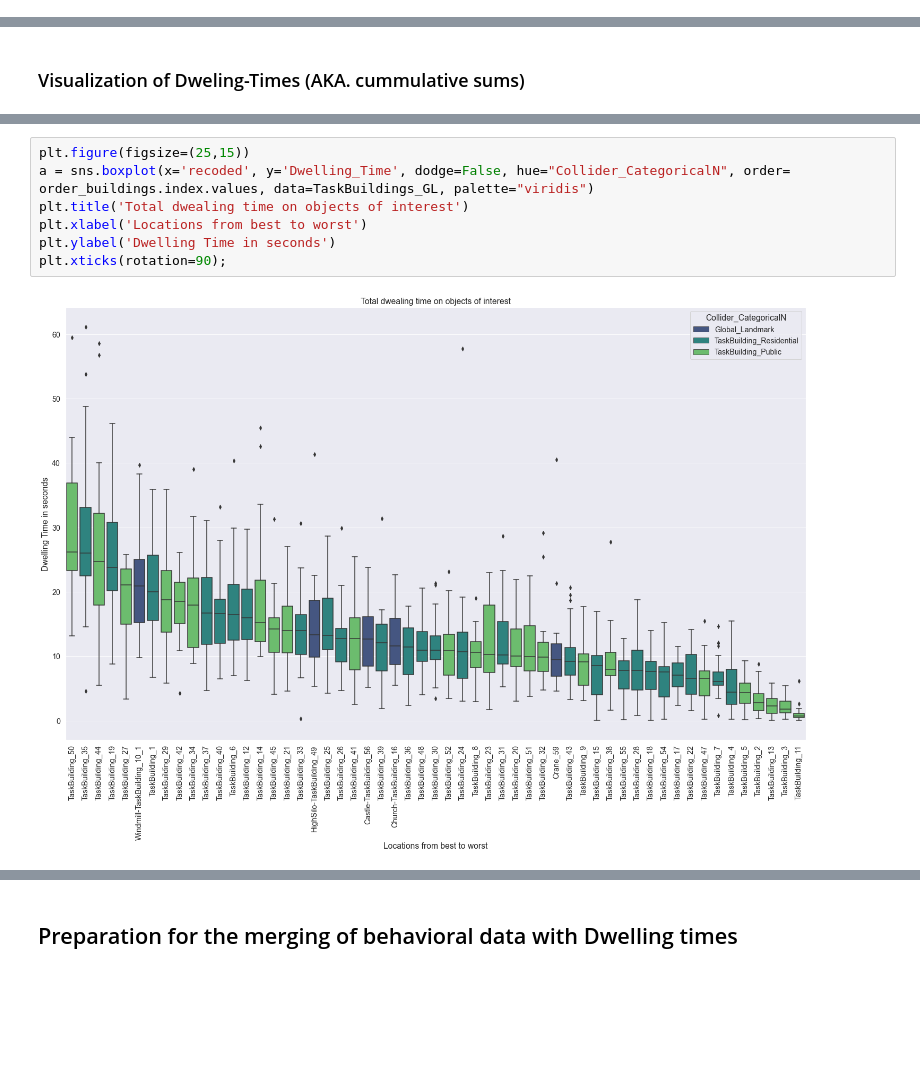
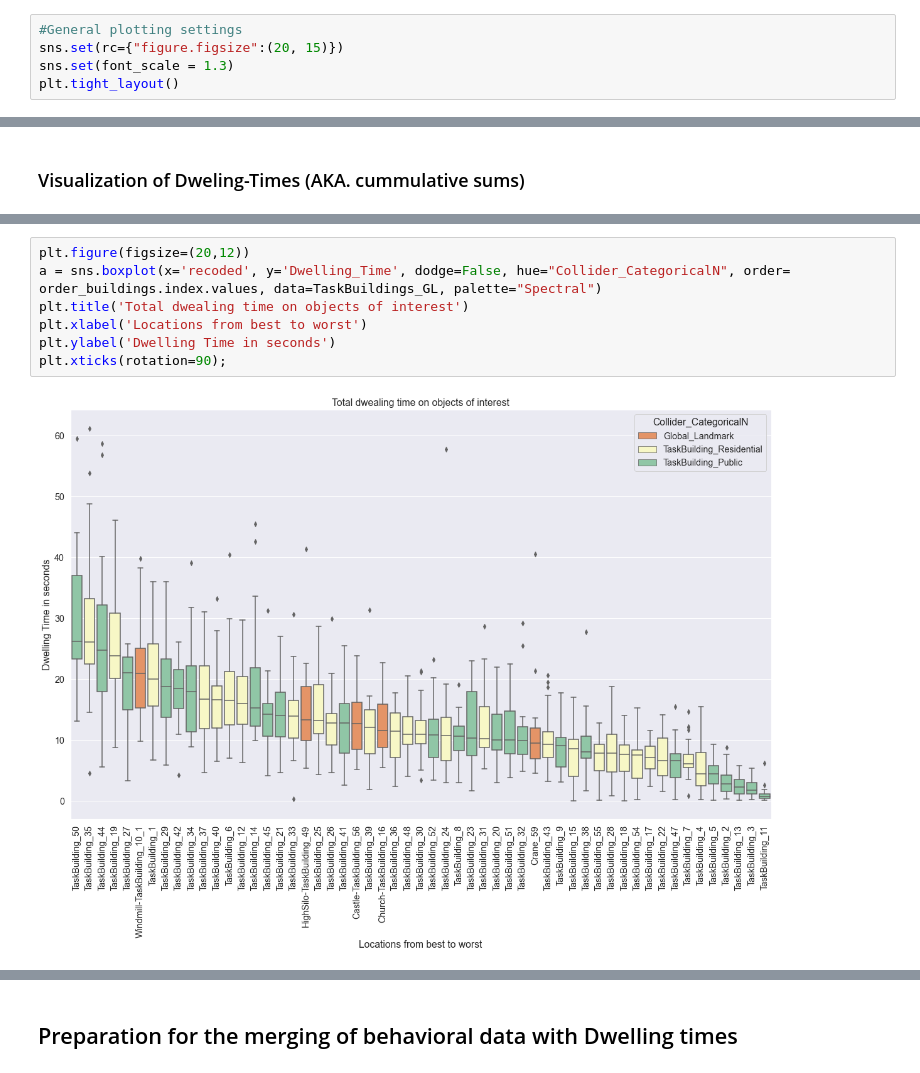
Before and after one commit to tracysanchez/DataAnalysis, a Jupyter notebook: Exp2/Colliderhits/06_Dwelling_Time.ipynb, the cells around one changed output, grey strips where cells are left out. Saved outputs shown, nothing was run; the diff lists cells and outputs as text; blank space fills up the shorter version.

```diff
--- a/Exp2/Colliderhits/06_Dwelling_Time.ipynb
+++ b/Exp2/Colliderhits/06_Dwelling_Time.ipynb
@@ -79,3 +85,8 @@ ax = gaze_no_out.Collider_CategoricalN.value_counts(normalize=True).plot()
 ax.tick_params(axis='x', labelrotation = 90)
 # %% [output]
 [figure]
+# %%
+#General plotting settings
+sns.set(rc={"figure.figsize":(20, 15)})
+sns.set(font_scale = 1.3)
+plt.tight_layout()
@@ -440,10 +490,10 @@ sns.displot(x='Fixation_Count', hue="Collider_CategoricalN",
 # %%
-plt.figure(figsize=(25,15))
-a = sns.boxplot(x='recoded', y='Dwelling_Time', dodge=False, hue="Collider_CategoricalN", order= order_buildings.index.values, data=TaskBuildings_GL, palette="viridis")
+plt.figure(figsize=(20,12))
+a = sns.boxplot(x='recoded', y='Dwelling_Time', dodge=False, hue="Collider_CategoricalN", order= order_buildings.index.values, data=TaskBuildings_GL, palette="Spectral")
 plt.title('Total dwealing time on objects of interest')
 plt.xlabel('Locations from best to worst')
 plt.ylabel('Dwelling Time in seconds')
 plt.xticks(rotation=90);
 # %% [output]
-[figure, old version]
+[figure, new version]
 # %%
```
Also changed, not shown: parts of 22 cells of this notebook, 5 other files.
